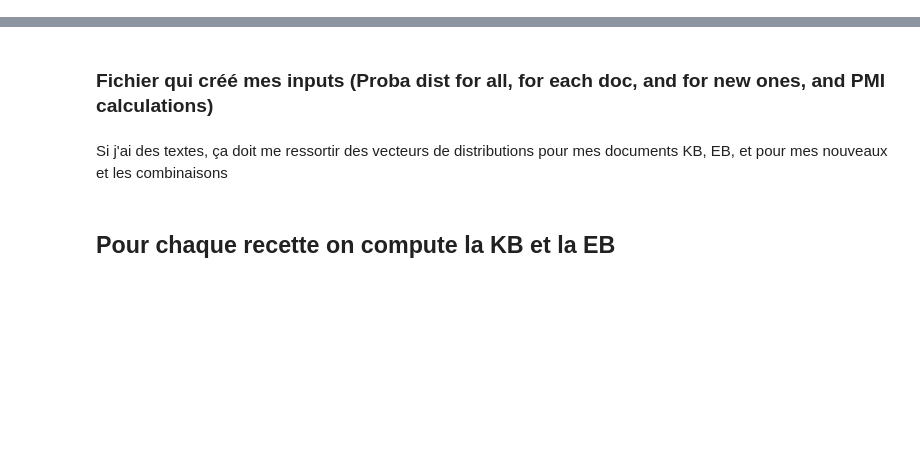
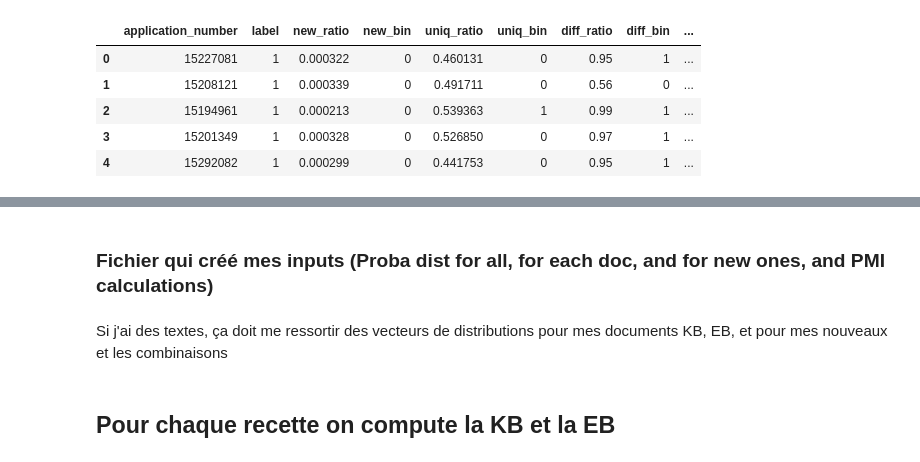
Before and after one commit to edgarLan/brevetNLPv2, a Jupyter notebook: novelty/measureNov.ipynb, the cells around one changed output, grey strips where cells are left out. Saved outputs shown, nothing was run; the diff lists cells and outputs as text; code cells hidden in the pictures; blank space fills up the shorter version.

```diff
--- a/novelty/measureNov.ipynb
+++ b/novelty/measureNov.ipynb
@@ -143,0 +239,9 @@ import tqdm
+# %%
+df
+# %% [output]
+|  | application_number | label | new_ratio | new_bin | uniq_ratio | uniq_bin | diff_ratio | diff_bin | ... |
+| 0 | 15227081 | 1 | 0.000322 | 0 | 0.460131 | 0 | 0.95 | 1 | ... |
+| 1 | 15208121 | 1 | 0.000339 | 0 | 0.491711 | 0 | 0.56 | 0 | ... |
+| 2 | 15194961 | 1 | 0.000213 | 0 | 0.539363 | 1 | 0.99 | 1 | ... |
+| 3 | 15201349 | 1 | 0.000328 | 0 | 0.526850 | 0 | 0.97 | 1 | ... |
+| 4 | 15292082 | 1 | 0.000299 | 0 | 0.441753 | 0 | 0.95 | 1 | ... |
```
Also changed, not shown: parts of 16 cells of this notebook, 4 other files.
